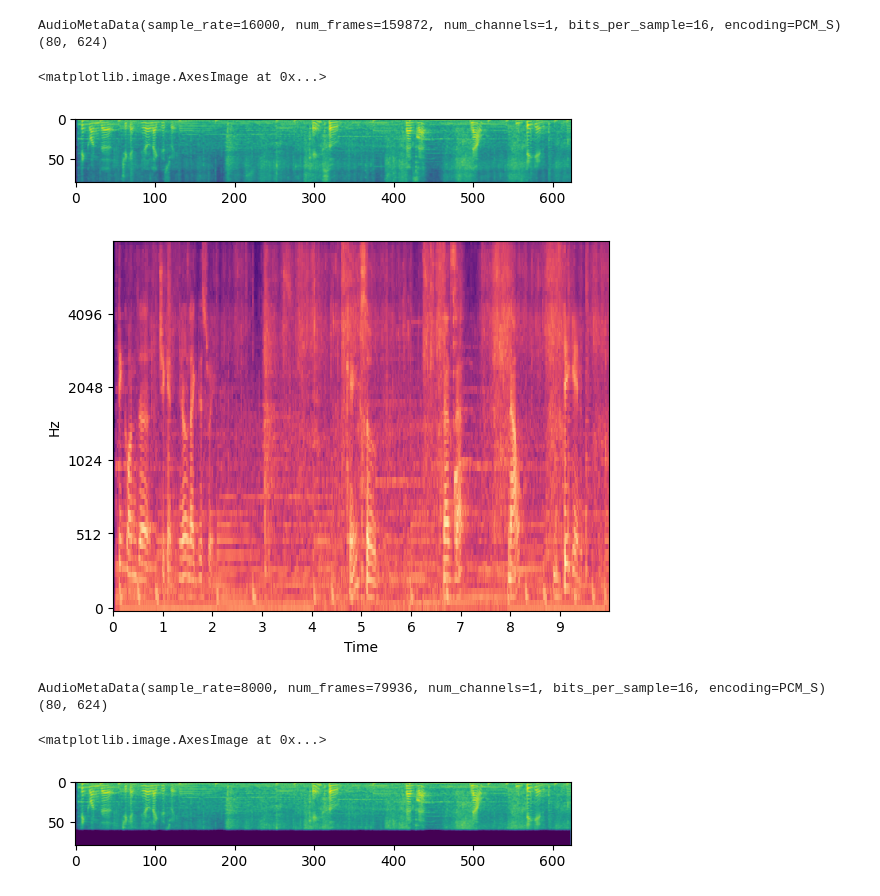
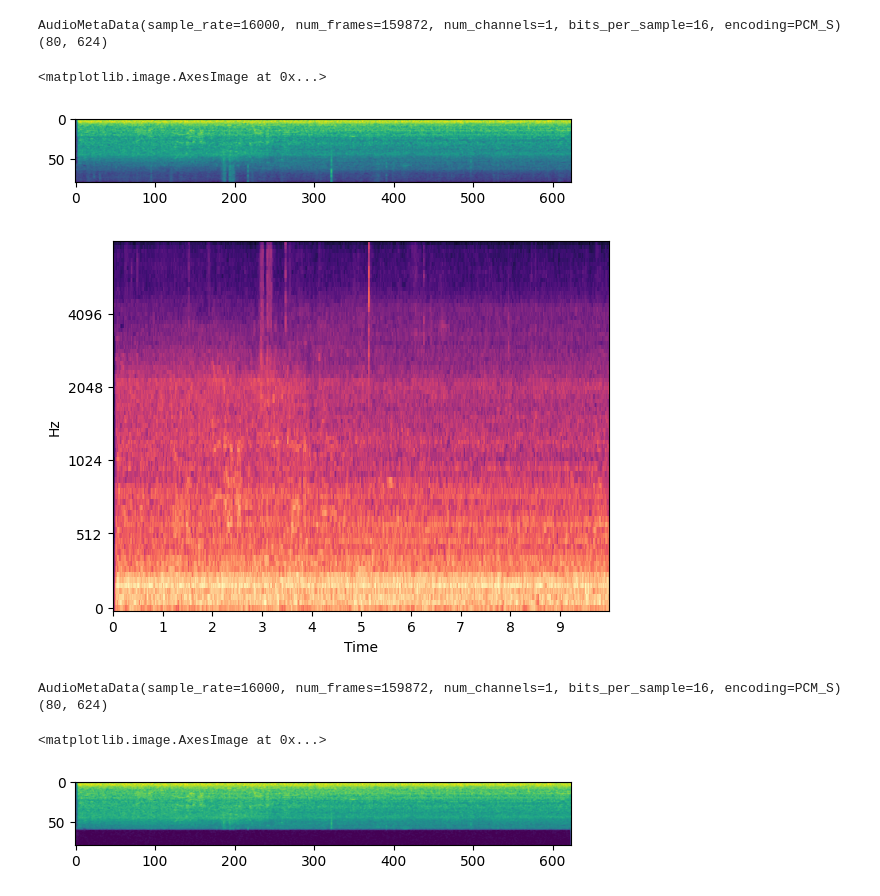
Before and after one commit to HeCheng0625/AudioEditing, a Jupyter notebook: gendata_sr.ipynb, the cells around one changed output. Saved outputs shown, nothing was run; the diff lists cells and outputs as text; code cells hidden in the pictures.

```diff
--- a/gendata_sr.ipynb
+++ b/gendata_sr.ipynb
@@ -73,9 +69,27 @@ wav_files = os.listdir(ac_wav_path)
+# %%
+ac_wav_path = "/blob/v-yuancwang/audio_editing_data/audiocaps/wav"
+save_path = "/blob/v-yuancwang/audio_editing_data/sr"
+wav_files = os.listdir(ac_wav_path)
+# ac_wav_path = "/blob/v-yuancwang/audio_editing_data/audiocaps/wav"
+# as_wav_path = "/blob/v-yuancwang/audio_editing_data/audioset96/wav"
+# save_path = "/blob/v-yuancwang/audio_editing_data/inpainting"
+# ac_files = set(os.listdir(ac_wav_path))
+# as_files = os.listdir(as_wav_path)
+# wav_files = []
+# for file in as_files:
+#     if file not in ac_files:
+#         wav_files.append(file)
+# print(len(ac_files))
+# print(len(as_files))
+# print(len(wav_files))
+wav_files = sorted(wav_files)
 # %%
-for file_name in tqdm(wav_files[:]):
-    wav, sr = librosa.load(os.path.join(ac_wav_path, file_name), sr=8000)
-    wav = wav * MAX_WAV_VALUE
-    wav = wav.astype('int16')
-    write(os.path.join(save_path, "wav", file_name), 8000, wav)
+# for file_name in tqdm(wav_files[:]):
+#     wav, sr = librosa.load(os.path.join(ac_wav_path, file_name), sr=8000)
+#     wav = np.clip(wav, -1, 1)
+#     wav = wav * MAX_WAV_VALUE
+#     wav = wav.astype('int16')
+#     write(os.path.join(save_path, "wav", file_name), 8000, wav)
 
 for file_name in tqdm(wav_files[:]):
     wav, sr = librosa.load(os.path.join(save_path, "wav", file_name), sr=16000)
@@ -104,27 +107,27 @@ for file_name in tqdm(wav_files[:]):
 # %%
-metadata0 = torchaudio.info(os.path.join(ac_wav_path, wav_files[1]))
+metadata0 = torchaudio.info(os.path.join(ac_wav_path, wav_files[1000]))
 print(metadata0)
-wav0, sr0 = librosa.load(os.path.join(ac_wav_path, wav_files[1]), sr=16000)
+wav0, sr0 = librosa.load(os.path.join(ac_wav_path, wav_files[1000]), sr=16000)
 x0 = torch.FloatTensor(wav0)
 x0 = mel_spectrogram(x0.unsqueeze(0), n_fft=1024, num_mels=80, sampling_rate=16000,
     hop_size=256, win_size=1024, fmin=0, fmax=8000)
 spec0 = x0.cpu().numpy()[0]
 print(spec0.shape)
 plt.imshow(spec0)
 # %% [output]
 AudioMetaData(sample_rate=16000, num_frames=159872, num_channels=1, bits_per_sample=16, encoding=PCM_S)
 (80, 624)
 <matplotlib.image.AxesImage at 0x...>
-[figure, old version]
+[figure, new version]
 # %%
 librosa.display.specshow(spec0, sr=16000, hop_length=256, x_axis='time', y_axis='mel')
 plt.show()
 # %% [output]
-[figure, old version]
+[figure, new version]
 # %%
-metadata1 = torchaudio.info(os.path.join(save_path, "wav", wav_files[1]))
+metadata1 = torchaudio.info(os.path.join(save_path, "wav", wav_files[1000]))
 print(metadata1)
-wav1, sr1 = librosa.load(os.path.join(save_path, "wav", wav_files[1]), sr=16000)
+wav1, sr1 = librosa.load(os.path.join(save_path, "wav", wav_files[1000]), sr=16000)
 x1 = torch.FloatTensor(wav1)
 x1 = mel_spectrogram(x1.unsqueeze(0), n_fft=1024, num_mels=80, sampling_rate=16000,
     hop_size=256, win_size=1024, fmin=0, fmax=8000)
@@ -132,10 +135,10 @@ spec1 = x1.cpu().numpy()[0]
 print(spec1.shape)
 plt.imshow(spec1)
 # %% [output]
-AudioMetaData(sample_rate=8000, num_frames=79936, num_channels=1, bits_per_sample=16, encoding=PCM_S)
+AudioMetaData(sample_rate=16000, num_frames=159872, num_channels=1, bits_per_sample=16, encoding=PCM_S)
 (80, 624)
 <matplotlib.image.AxesImage at 0x...>
-[figure, old version]
+[figure, new version]
 # %%
 librosa.display.specshow(spec1, sr=16000, hop_length=256, x_axis='time', y_axis='mel')
 plt.show()
```
Also changed, not shown: parts of 3 cells of this notebook, 14 other files.
